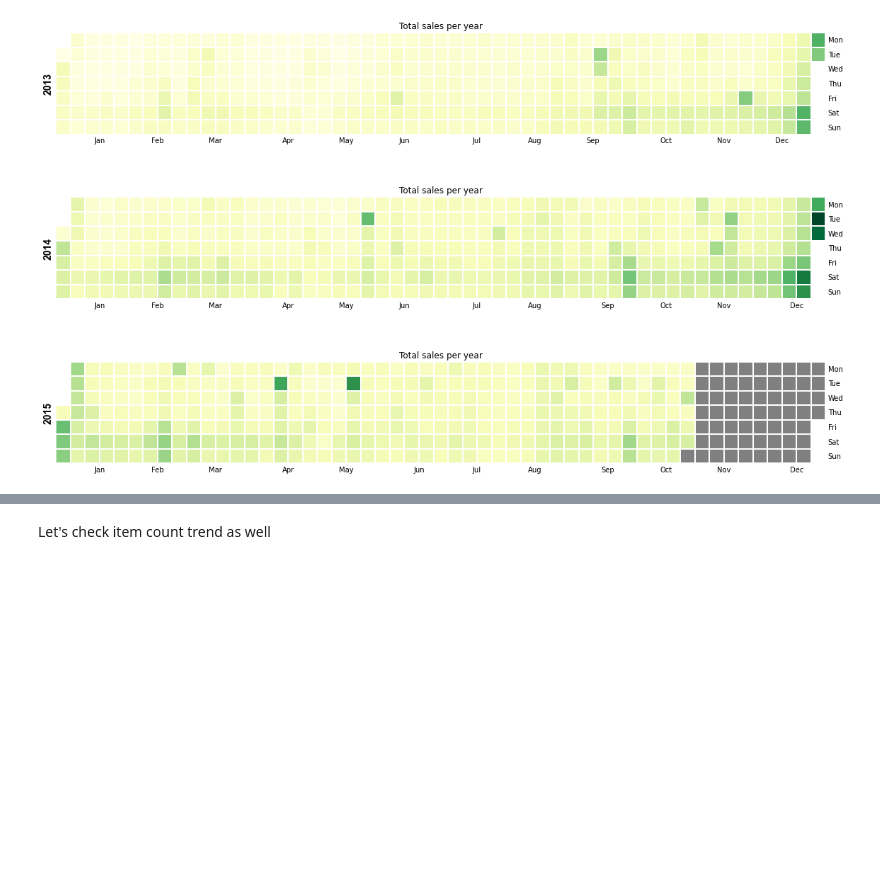
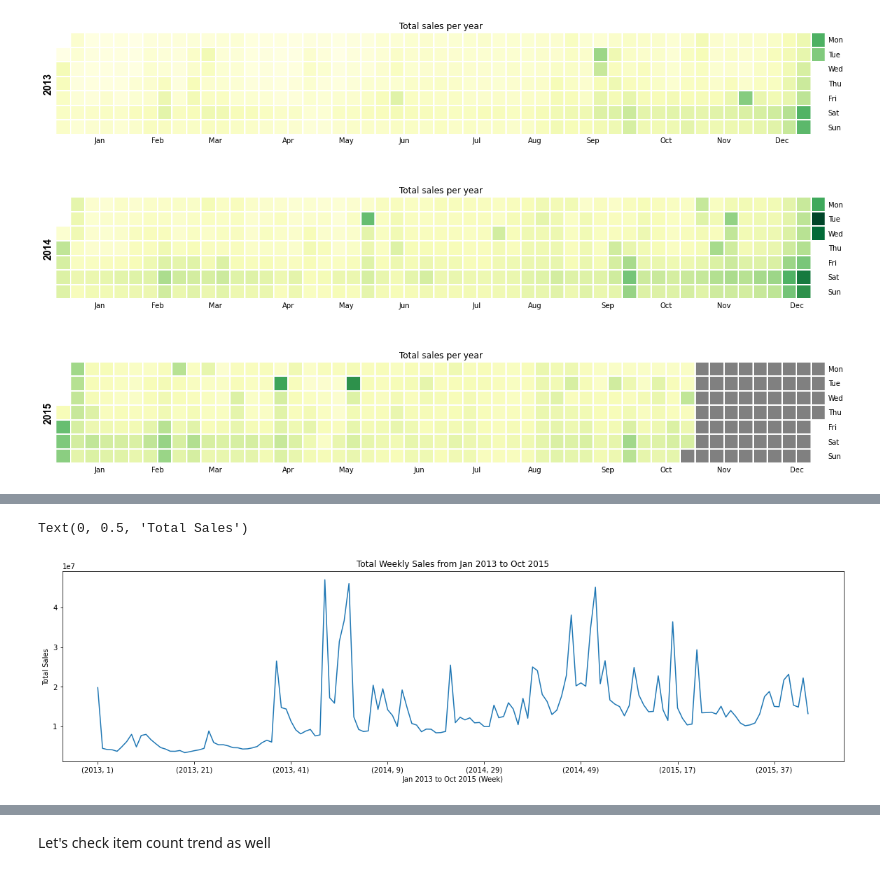
Before and after one commit to mingxiang1006/Predict_Futre_Sale, a Jupyter notebook: src/clean/EDA_Cleaning_Notebook_Clean_20201220.ipynb, the cells around one changed output, grey strips where cells are left out. Cells and saved outputs as stored; diff of their text form; code cells hidden in the pictures; blank space fills up the shorter version.

```diff
--- a/src/clean/EDA_Cleaning_Notebook_Clean_20201220.ipynb
+++ b/src/clean/EDA_Cleaning_Notebook_Clean_20201220.ipynb
@@ -626,0 +664,16 @@ calmap.calendarplot(calHeatMap, # pass the series
+# %%
+#plot weekly line graph from jan 2013 to oct 2015
+all_data_by_week = all_data[['date', 'total_sales', 'date_week', 'date_year']]
+#all_data_working
+
+aggregations = {'total_sales':'sum'}
+all_data_by_week = all_data_by_week.groupby(['date_year', 'date_week']).agg(aggregations)
+pd.set_option('display.float_format', '{:20,.2f}'.format)
+#all_data_by_week
+ax = all_data_by_week['total_sales'].plot(figsize=(20,5))
+ax.set_title('Total Weekly Sales from Jan 2013 to Oct 2015')
+ax.set_xlabel("Jan 2013 to Oct 2015 (Week)")
+ax.set_ylabel("Total Sales")
+# %% [output]
+Text(0, 0.5, 'Total Sales')
+[figure, added]
```
Also changed, not shown: parts of 8 cells of this notebook.
